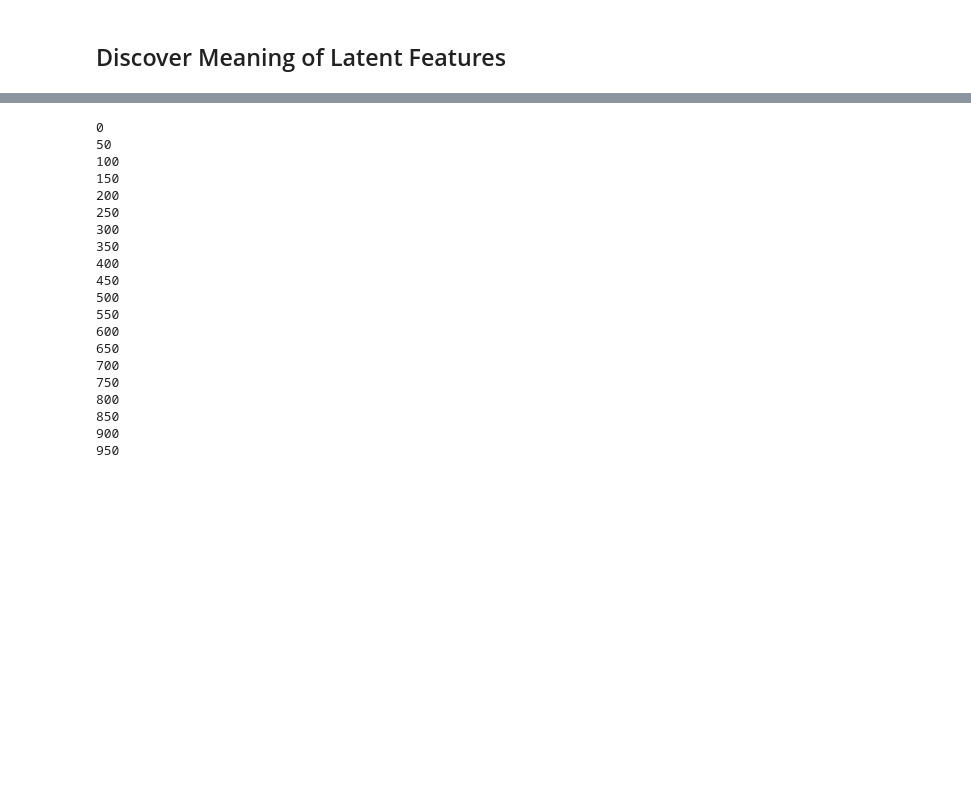
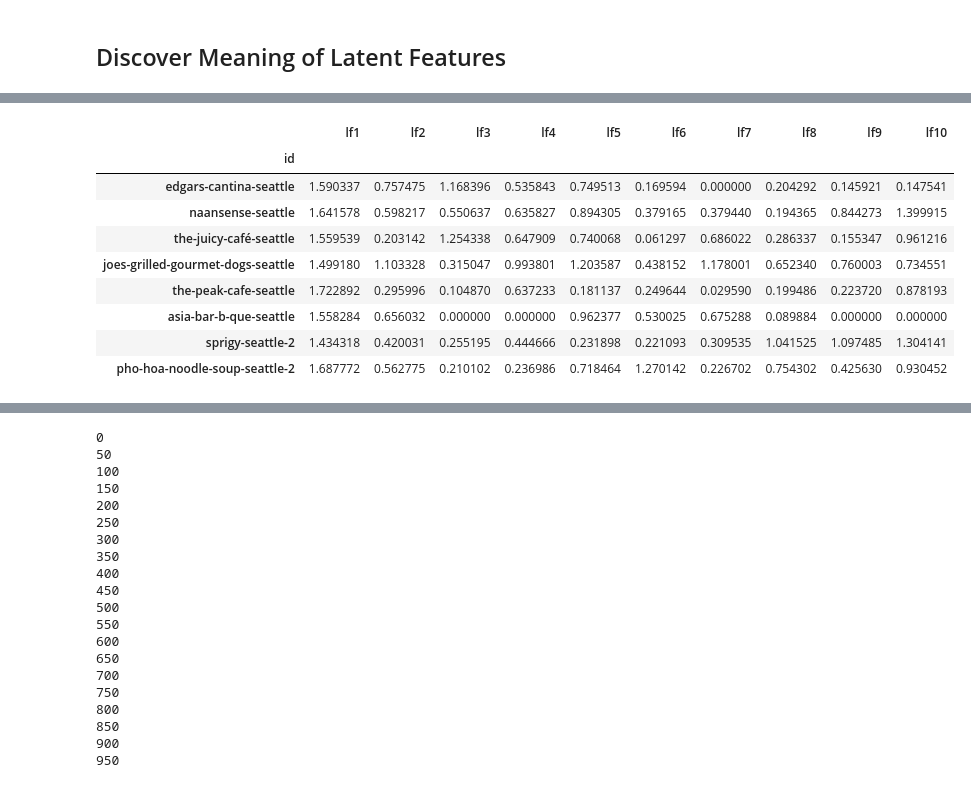
Before and after one commit to Gnishimura/We_Eat, a Jupyter notebook: a_to_z.ipynb, the cells around one changed output, grey strips where cells are left out. Saved outputs shown, nothing was run; the diff lists cells and outputs as text; code cells hidden in the pictures; blank space fills up the shorter version.

```diff
--- a/a_to_z.ipynb
+++ b/a_to_z.ipynb
@@ -328,0 +275,13 @@ recommend_for_two_users('nicole', 'gabe')
+# %%
+item_features[item_features['lf1'] > 1.4]
+# %% [output]
+|  | lf1 | lf2 | lf3 | lf4 | lf5 | lf6 | lf7 | lf8 | lf9 | lf10 |
+| id |  |  |  |  |  |  |  |  |  |  |
+| edgars-cantina-seattle | 1.590337 | 0.757475 | 1.168396 | 0.535843 | 0.749513 | 0.169594 | 0.000000 | 0.204292 | 0.145921 | 0.147541 |
+| naansense-seattle | 1.641578 | 0.598217 | 0.550637 | 0.635827 | 0.894305 | 0.379165 | 0.379440 | 0.194365 | 0.844273 | 1.399915 |
+| the-juicy-café-seattle | 1.559539 | 0.203142 | 1.254338 | 0.647909 | 0.740068 | 0.061297 | 0.686022 | 0.286337 | 0.155347 | 0.961216 |
+| joes-grilled-gourmet-dogs-seattle | 1.499180 | 1.103328 | 0.315047 | 0.993801 | 1.203587 | 0.438152 | 1.178001 | 0.652340 | 0.760003 | 0.734551 |
+| the-peak-cafe-seattle | 1.722892 | 0.295996 | 0.104870 | 0.637233 | 0.181137 | 0.249644 | 0.029590 | 0.199486 | 0.223720 | 0.878193 |
+| asia-bar-b-que-seattle | 1.558284 | 0.656032 | 0.000000 | 0.000000 | 0.962377 | 0.530025 | 0.675288 | 0.089884 | 0.000000 | 0.000000 |
+| sprigy-seattle-2 | 1.434318 | 0.420031 | 0.255195 | 0.444666 | 0.231898 | 0.221093 | 0.309535 | 1.041525 | 1.097485 | 1.304141 |
+| pho-hoa-noodle-soup-seattle-2 | 1.687772 | 0.562775 | 0.210102 | 0.236986 | 0.718464 | 1.270142 | 0.226702 | 0.754302 | 0.425630 | 0.930452 |
```
Also changed, not shown: parts of 31 cells of this notebook.
